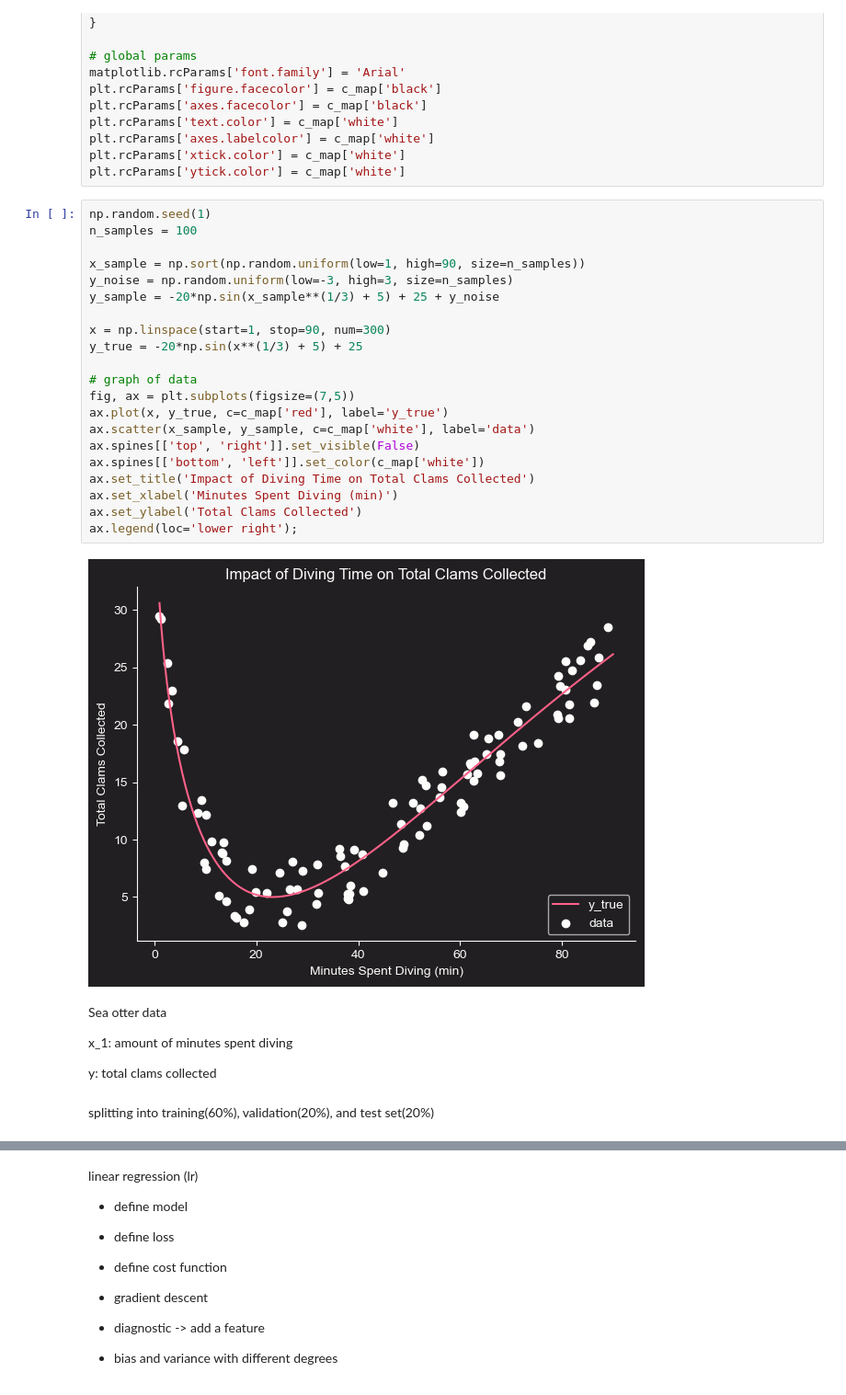
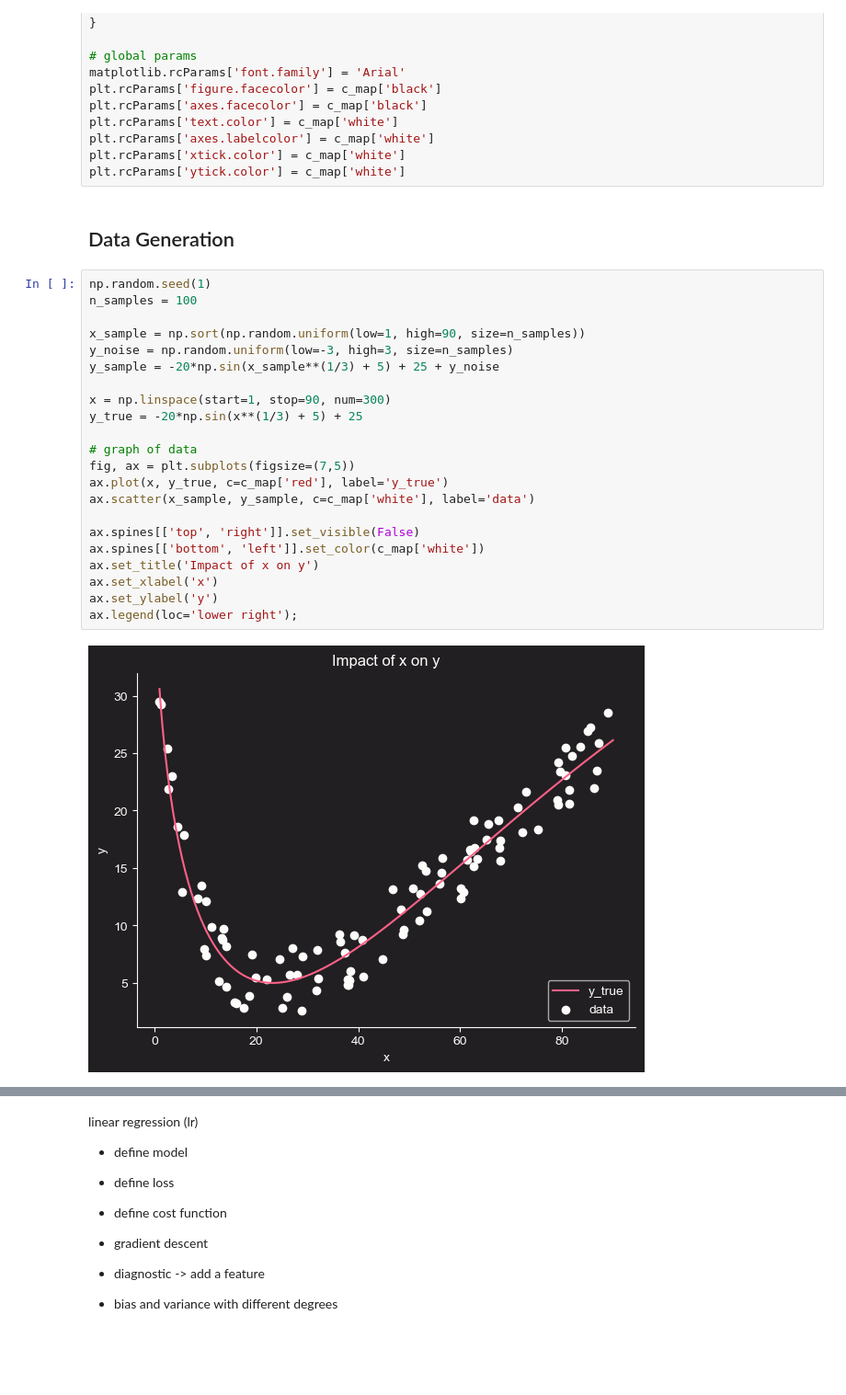
Before and after one commit to jakecreate/machine-learning-from-scratch, a Jupyter notebook: fundamentals_machine_learning.ipynb, the cells around one changed output, grey strips where cells are left out. Shown at 92% size. Drawn from its saved outputs; the diff is of its cells as text; blank space fills up the shorter version.

```diff
--- a/fundamentals_machine_learning.ipynb
+++ b/fundamentals_machine_learning.ipynb
@@ -27,34 +27,29 @@ plt.rcParams['text.color'] = c_map['white']
 plt.rcParams['axes.labelcolor'] = c_map['white']
 plt.rcParams['xtick.color'] = c_map['white']
 plt.rcParams['ytick.color'] = c_map['white']
+# %% [markdown]
+## Data Generation
 # %%
 np.random.seed(1)
 n_samples = 100
 
 x_sample = np.sort(np.random.uniform(low=1, high=90, size=n_samples))
 y_noise = np.random.uniform(low=-3, high=3, size=n_samples)
 y_sample = -20*np.sin(x_sample**(1/3) + 5) + 25 + y_noise
 
 x = np.linspace(start=1, stop=90, num=300)
 y_true = -20*np.sin(x**(1/3) + 5) + 25
 
 # graph of data
 fig, ax = plt.subplots(figsize=(7,5))
 ax.plot(x, y_true, c=c_map['red'], label='y_true')
 ax.scatter(x_sample, y_sample, c=c_map['white'], label='data')
+
 ax.spines[['top', 'right']].set_visible(False)
 ax.spines[['bottom', 'left']].set_color(c_map['white'])
-ax.set_title('Impact of Diving Time on Total Clams Collected')
-ax.set_xlabel('Minutes Spent Diving (min)')
-ax.set_ylabel('Total Clams Collected')
+ax.set_title('Impact of x on y')
+ax.set_xlabel('x')
+ax.set_ylabel('y')
 ax.legend(loc='lower right');
 # %% [output]
-[figure, old version]
+[figure, new version]
-# %% [markdown]
-Sea otter data
-
-x_1: amount of minutes spent diving
-
-y: total clams collected
-# %% [markdown]
-splitting into training(60%), validation(20%), and test set(20%)
```
Also changed, not shown: parts of 11 cells of this notebook.
